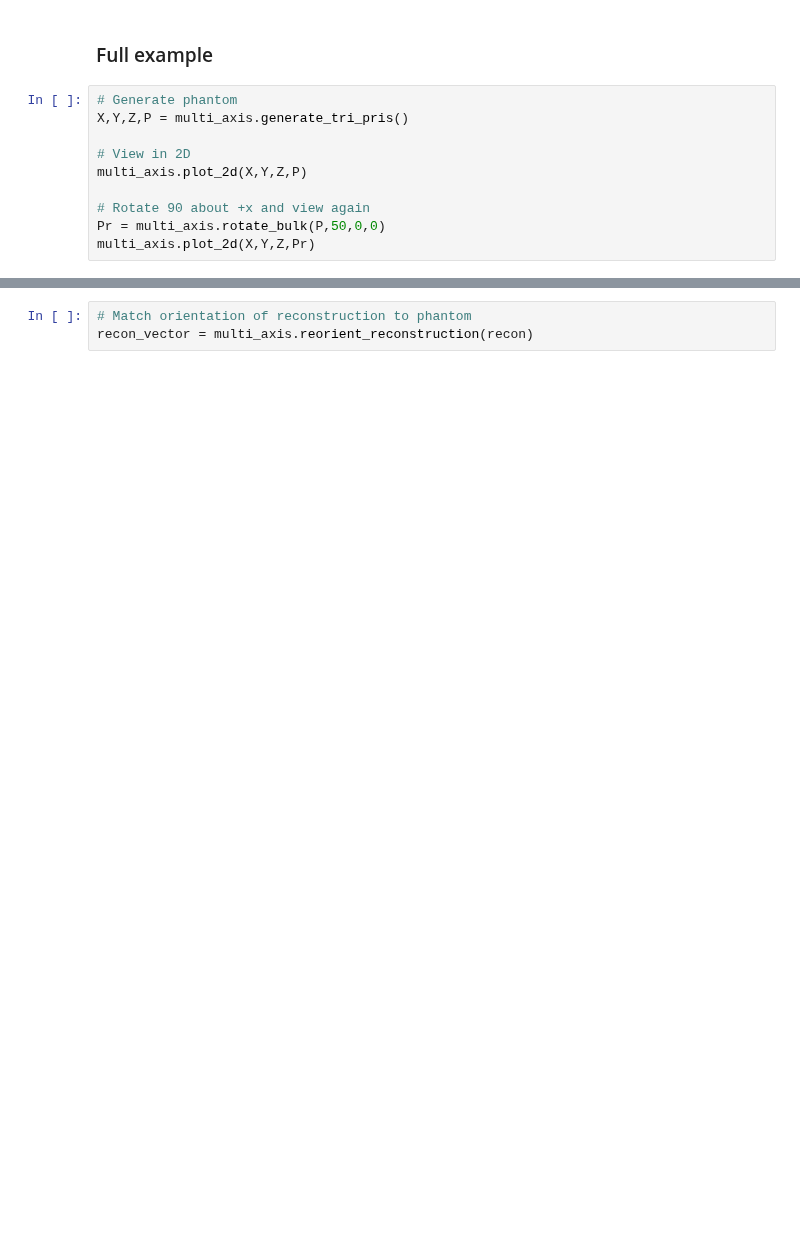
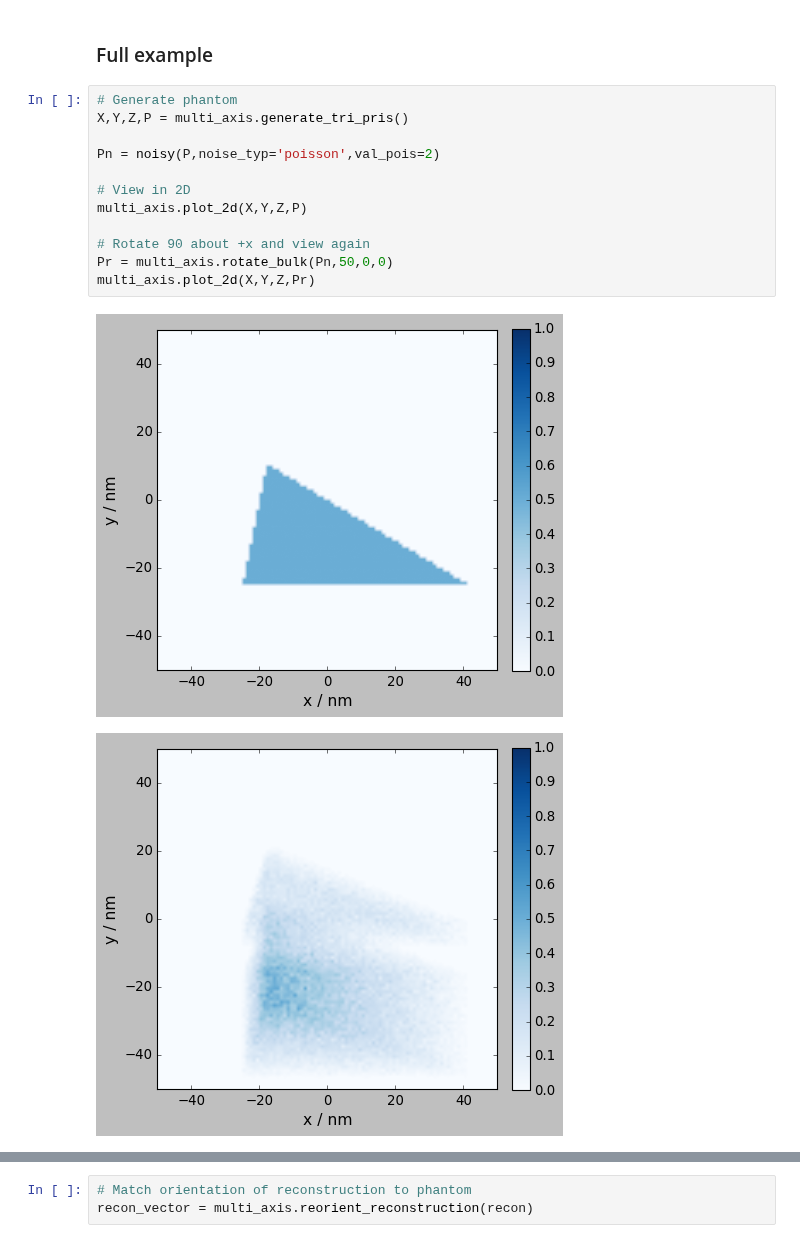
Before and after one commit to grlewis333/phd-work, a Jupyter notebook: multi-axis-tomo/scalar-rot-proj.ipynb, the cells around one changed output, grey strips where cells are left out. Saved outputs shown, nothing was run; the diff lists cells and outputs as text; blank space fills up the shorter version.

```diff
--- a/multi-axis-tomo/scalar-rot-proj.ipynb
+++ b/multi-axis-tomo/scalar-rot-proj.ipynb
@@ -137,13 +128,18 @@ def reorient_reconstruction(r):
 # %%
 # Generate phantom
 X,Y,Z,P = multi_axis.generate_tri_pris()
+
+Pn = noisy(P,noise_typ='poisson',val_pois=2)
 
 # View in 2D
 multi_axis.plot_2d(X,Y,Z,P)
 
 # Rotate 90 about +x and view again
-Pr = multi_axis.rotate_bulk(P,50,0,0)
+Pr = multi_axis.rotate_bulk(Pn,50,0,0)
 multi_axis.plot_2d(X,Y,Z,Pr)
+# %% [output]
+[figure, added]
+[figure, added]
 # %%
 # Generate projection data
 angles = multi_axis.generate_angles()
```
Also changed, not shown: parts of 27 cells of this notebook, 6 other files.
